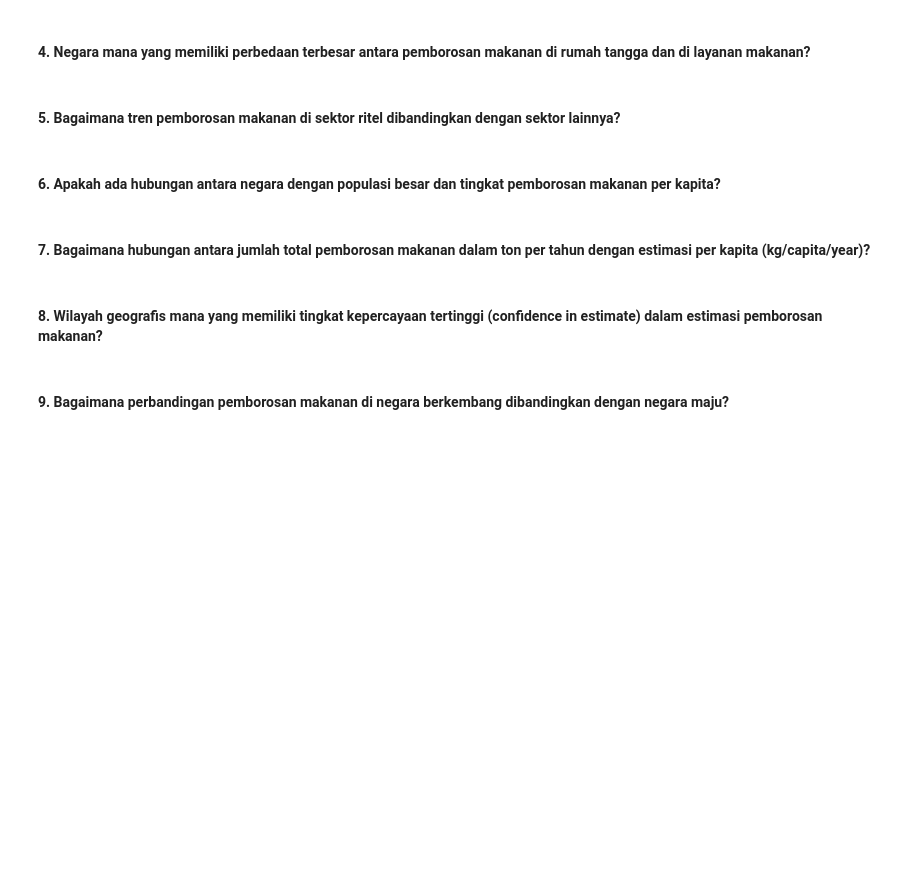
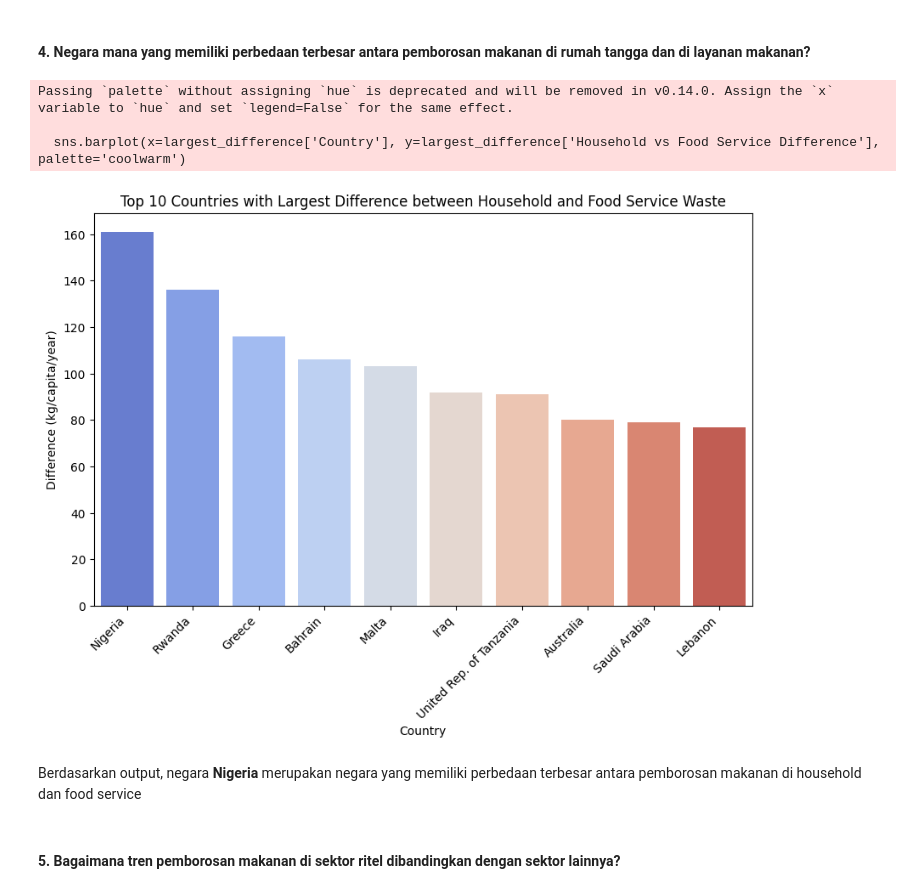
Before and after one commit to eben4ya/Food-Waste-EDA, a Jupyter notebook: Food-Waste.ipynb, the cells around one changed output. Cells and saved outputs as stored; diff of their text form; code cells hidden in the pictures; blank space fills up the shorter version.

```diff
--- a/Food-Waste.ipynb
+++ b/Food-Waste.ipynb
@@ -241,12 +291,21 @@ df1.to_csv('./food-waste-dataset/cleaned_food-waste-dataset.csv', index=False)
 # %% [markdown]
 #### **4. Negara mana yang memiliki perbedaan terbesar antara pemborosan makanan di rumah tangga dan di layanan makanan?**
+# %%
+plt.figure(figsize=(10, 6))
+df1['Household vs Food Service Difference'] = abs(df1['Household estimate (kg/capita/year)'] - df1['Food service estimate (kg/capita/year)'])
+largest_difference = df1.nlargest(10, 'Household vs Food Service Difference')
+
+sns.barplot(x=largest_difference['Country'], y=largest_difference['Household vs Food Service Difference'], palette='coolwarm')
+plt.title('Top 10 Countries with Largest Difference between Household and Food Service Waste')
+plt.ylabel('Difference (kg/capita/year)')
+plt.xticks(rotation=45, ha='right')
+plt.show()
+# %% [output]
+Passing `palette` without assigning `hue` is deprecated and will be removed in v0.14.0. Assign the `x` variable to `hue` and set `legend=False` for the same effect.
+
+  sns.barplot(x=largest_difference['Country'], y=largest_difference['Household vs Food Service Difference'], palette='coolwarm')
+[figure, added]
+# %% [markdown]
+Berdasarkan output, negara **Nigeria** merupakan negara yang memiliki perbedaan terbesar antara pemborosan makanan di household dan food service
 # %% [markdown]
 #### **5. Bagaimana tren pemborosan makanan di sektor ritel dibandingkan dengan sektor lainnya?**
-# %% [markdown]
-#### **6. Apakah ada hubungan antara negara dengan populasi besar dan tingkat pemborosan makanan per kapita?**
-# %% [markdown]
-#### **7. Bagaimana hubungan antara jumlah total pemborosan makanan dalam ton per tahun dengan estimasi per kapita (kg/capita/year)?**
-# %% [markdown]
-#### **8. Wilayah geografis mana yang memiliki tingkat kepercayaan tertinggi (confidence in estimate) dalam estimasi pemborosan makanan?**
-# %% [markdown]
-#### **9. Bagaimana perbandingan pemborosan makanan di negara berkembang dibandingkan dengan negara maju?**
```
Also changed, not shown: parts of 17 cells of this notebook.
